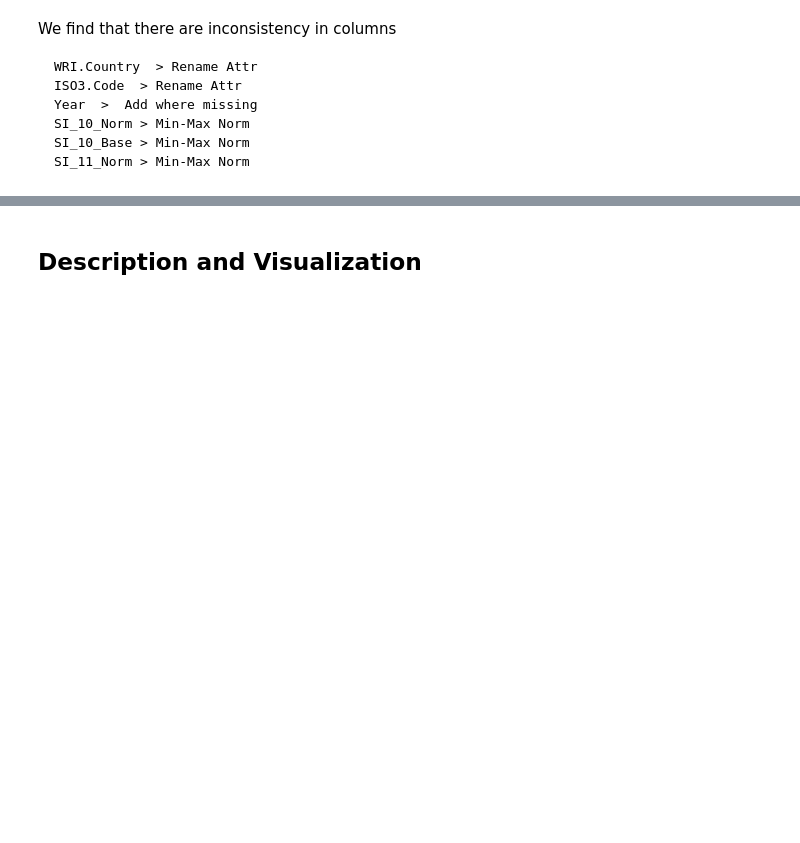
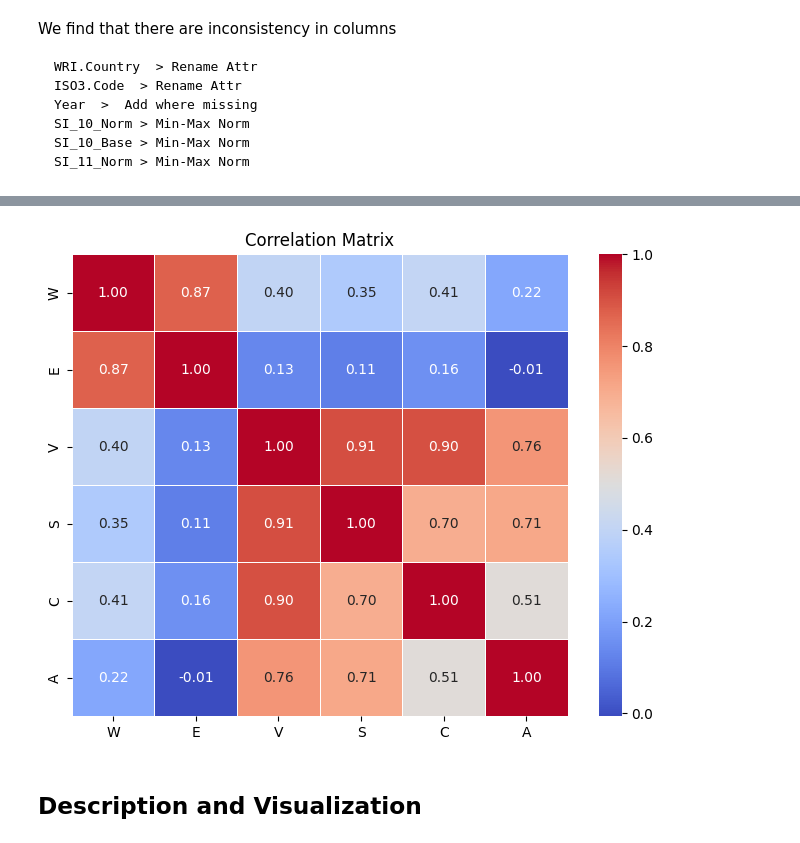
Before and after one commit to Ban-hub/CSE6506-Data_Project, a Jupyter notebook: Test.ipynb, the cells around one changed output, grey strips where cells are left out. Drawn from its saved outputs; the diff is of its cells as text; code cells hidden in the pictures; blank space fills up the shorter version.

````diff
--- a/Test.ipynb
+++ b/Test.ipynb
@@ -69,3 +70,13 @@ SI_11_Norm > Min-Max Norm
 ```
 # %%
 COLUMNS = a.columns
+# %%
+group1 = ["W", "E", "V", "S", "C", "A"]
+group2 = [c for c in COLUMNS if "S" in c and "I" not in c]
+group3 = [c for c in COLUMNS if "C" in c and "I" not in c and c != "Country"]
+group4 = [c for c in COLUMNS if "A" in c and "I" not in c]
+print(f"Group 1: {group1}\nGroup 2: {group2}\nGroup 3: {group3}\nGroup 4: {group4}")
+group1 = a[group1]
+group2 = a[group2]
+group3 = a[group3]
+group4 = a[group4]
@@ -71,0 +102,9 @@ COLUMNS = a.columns
+# %%
+for col in group1.columns:
+    min_value = group1[col].min()
+    max_value = group1[col].max()
+
+    # Perform min-max normalization
+    group1[col] = (group1[col] - min_value) / (max_value - min_value)
+
+group1.describe()
@@ -72,3 +121,11 @@ COLUMNS = a.columns
+# %%
+group1_corr = group1.corr(method="pearson")
+plt.figure(figsize=(8, 6))
+sns.heatmap(group1_corr, annot=True, cmap='coolwarm', fmt=".2f", linewidths=.5)
+plt.title("Correlation Matrix")
+plt.show()
+# %% [output]
+[figure, added]
 # %% [markdown]
 ## Description and Visualization
 # %% [markdown]
````
Also changed, not shown: parts of 6 cells of this notebook, 1 other file.
